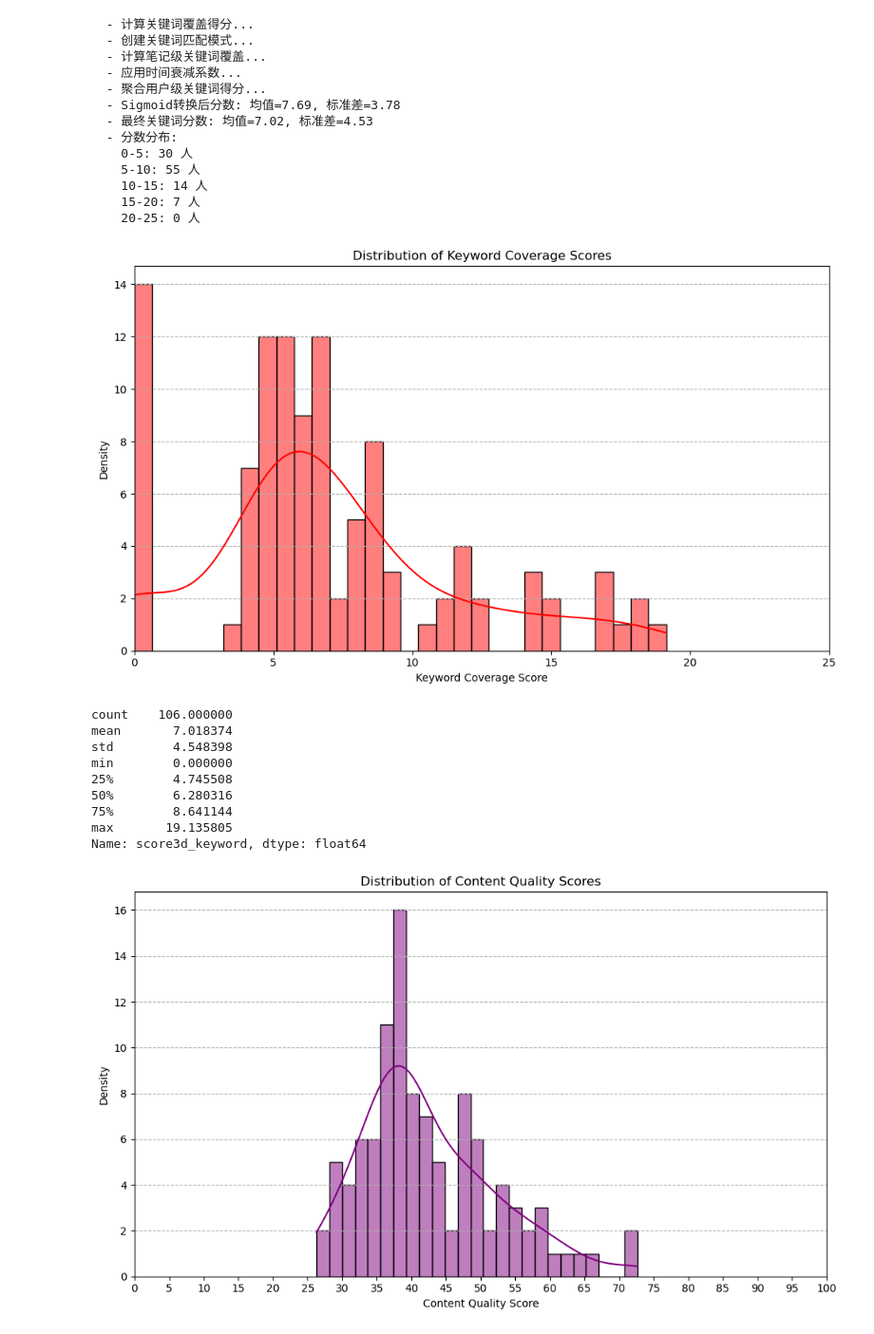
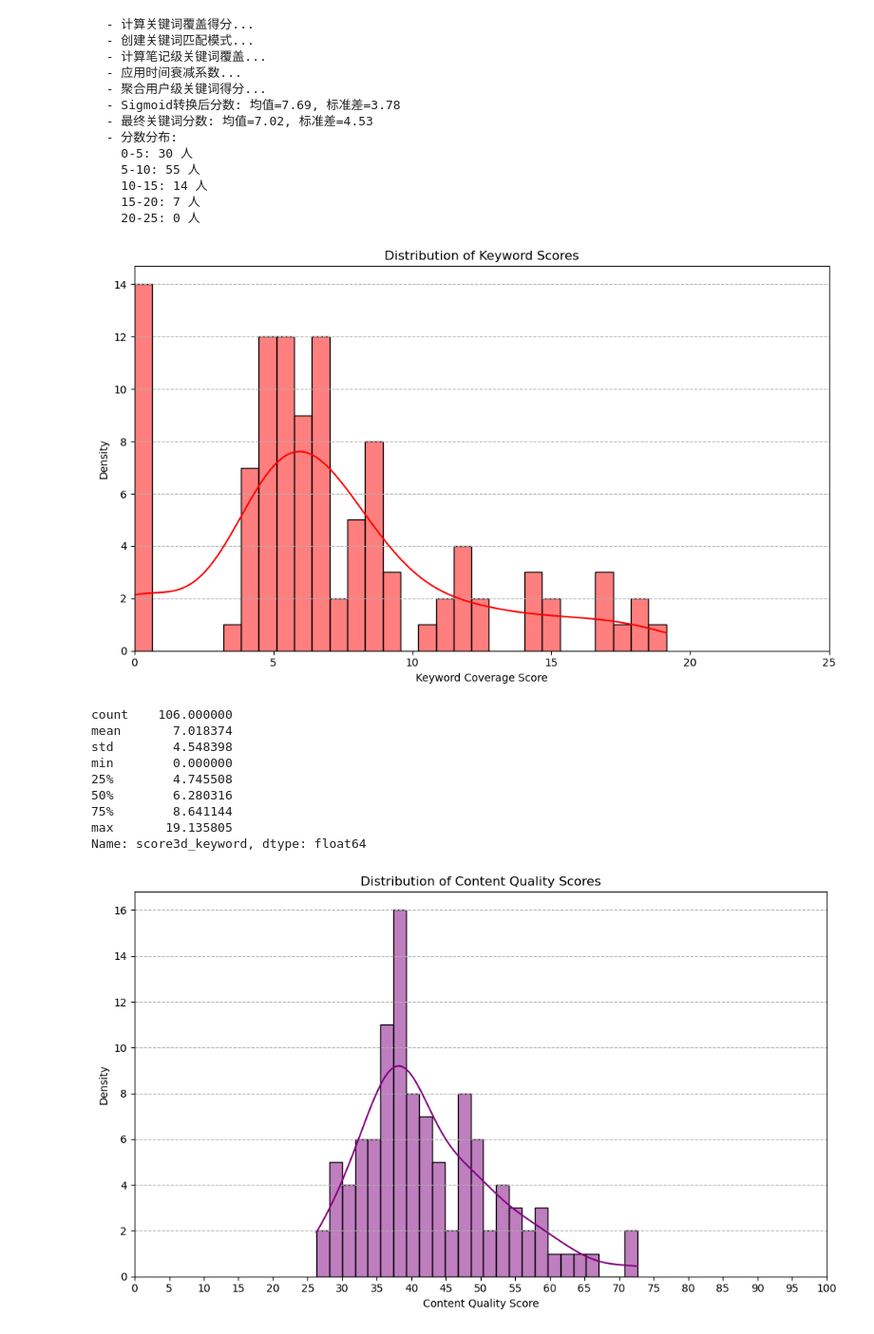
Before and after one commit to Dr-Spicy/MF_KOC, a Jupyter notebook: Scoring/dim.3/content_scoring.ipynb, the cells around one changed output. Shown at 95% size. Saved outputs shown, nothing was run; the diff lists cells and outputs as text; code cells hidden in the pictures.

Commit message:
code: update names of plots

```diff
--- a/Scoring/dim.3/content_scoring.ipynb
+++ b/Scoring/dim.3/content_scoring.ipynb
@@ -852,24 +852,23 @@ dim3_score = calculate_keyword_score(df, dim3_score, CORE_KEYWORDS)
     15-20: 7 人
     20-25: 0 人
 # %%
-
 # plot the histogram of dim3_score.score3d_keyword
 plt.figure(figsize=(10, 6))
 sns.histplot(dim3_score['score3d_keyword'], bins=30, kde=True, color='red', stat='count')
-plt.title('Distribution of Keyword Coverage Scores')
+plt.title('Distribution of Keyword Scores')
 plt.xlabel('Keyword Coverage Score')
 plt.ylabel('Density')
 plt.xlim(0, 25)
 plt.xticks(np.arange(0, 26, 5))
 plt.grid(axis='y', linestyle='--')
 plt.tight_layout()
 plt.savefig('../../Data/processed/dim3_keyword_score_distribution.png')
 plt.show()
 
 # get the statistics of dim3_score.score3d_keyword
 dim3_score['score3d_keyword'].describe()
 # %% [output]
-[figure, old version]
+[figure, new version]
 count    106.000000
 mean       7.018374
 std        4.548398
```
Also changed, not shown: 1 other file.
